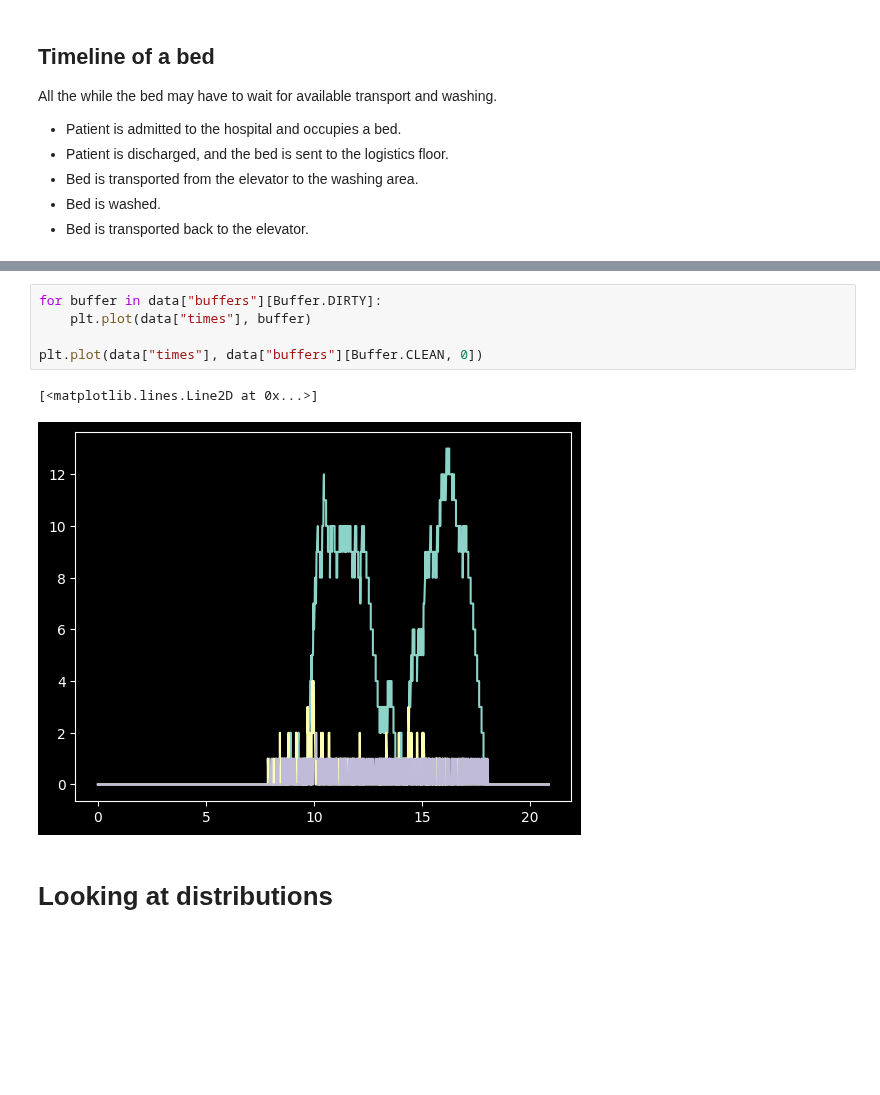
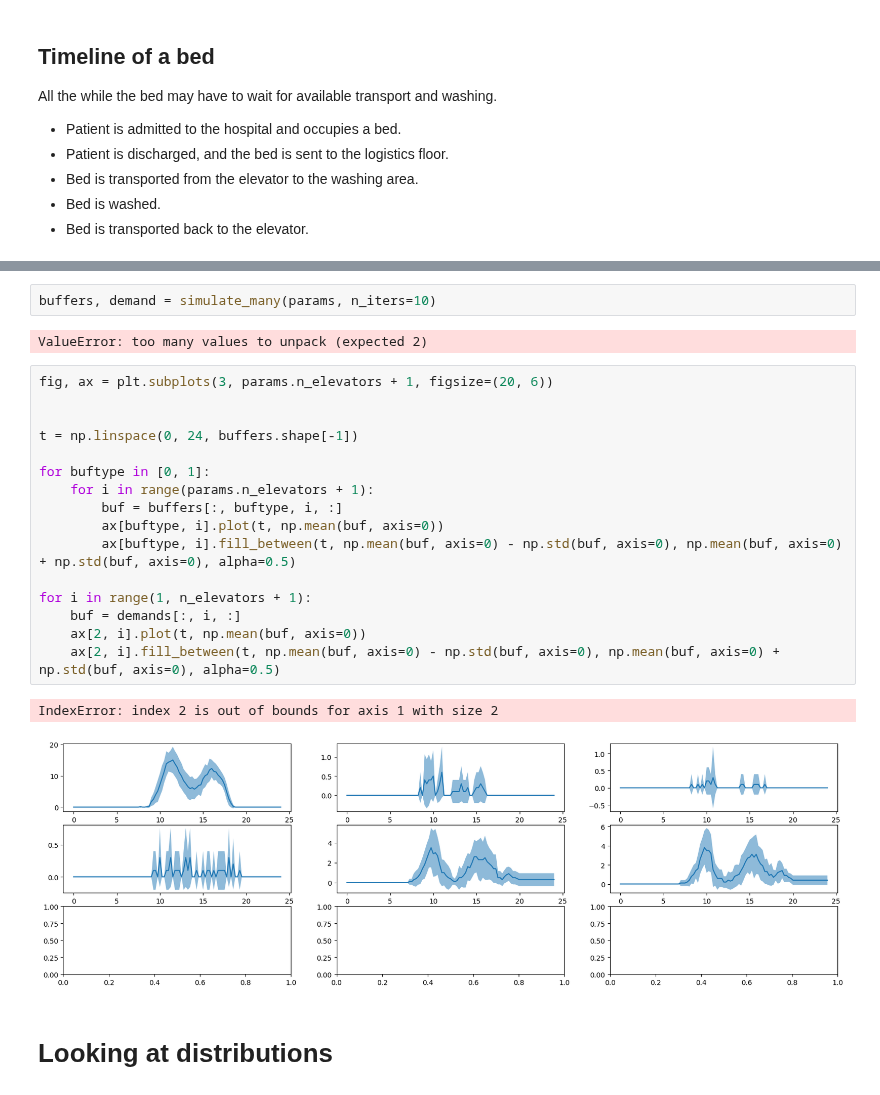
Before and after one commit to AntonJorg/stochastic_simulation, a Jupyter notebook: project2/simulation_loop.ipynb, the cells around one changed output, grey strips where cells are left out. Cells and saved outputs as stored; diff of their text form; blank space fills up the shorter version.

```diff
--- a/project2/simulation_loop.ipynb
+++ b/project2/simulation_loop.ipynb
@@ -397,11 +136,26 @@ plt.show()
 # %%
-for buffer in data["buffers"][Buffer.DIRTY]:
-    plt.plot(data["times"], buffer)
-
-plt.plot(data["times"], data["buffers"][Buffer.CLEAN, 0])
+buffers, demand = simulate_many(params, n_iters=10)
 # %% [output]
-[<matplotlib.lines.Line2D at 0x...>]
+ValueError: too many values to unpack (expected 2)
-[figure, removed]
+# %%
+fig, ax = plt.subplots(3, params.n_elevators + 1, figsize=(20, 6))
+
+
+t = np.linspace(0, 24, buffers.shape[-1])
+
+for buftype in [0, 1]:
+    for i in range(params.n_elevators + 1):
+        buf = buffers[:, buftype, i, :]
+        ax[buftype, i].plot(t, np.mean(buf, axis=0))
+        ax[buftype, i].fill_between(t, np.mean(buf, axis=0) - np.std(buf, axis=0), np.mean(buf, axis=0) + np.std(buf, axis=0), alpha=0.5)
+
+for i in range(1, n_elevators + 1):
+    buf = demands[:, i, :]
+    ax[2, i].plot(t, np.mean(buf, axis=0))
+    ax[2, i].fill_between(t, np.mean(buf, axis=0) - np.std(buf, axis=0), np.mean(buf, axis=0) + np.std(buf, axis=0), alpha=0.5)
+# %% [output]
+IndexError: index 2 is out of bounds for axis 1 with size 2
+[figure, added]
 # %% [markdown]
 # Looking at distributions
 # %%
```
Also changed, not shown: parts of 11 cells of this notebook.
